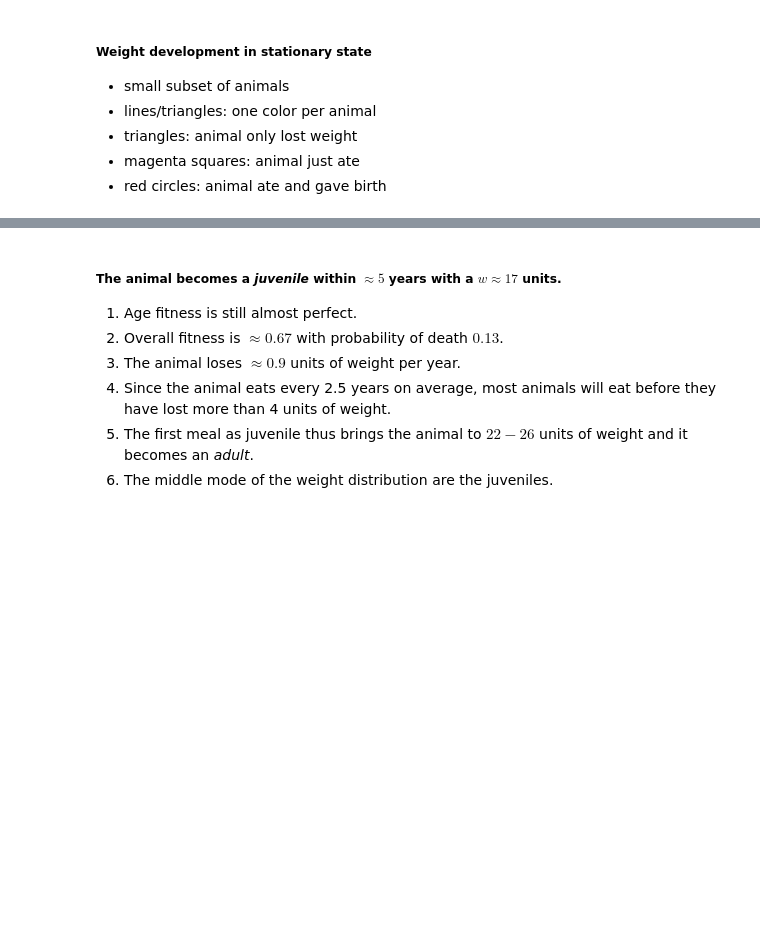
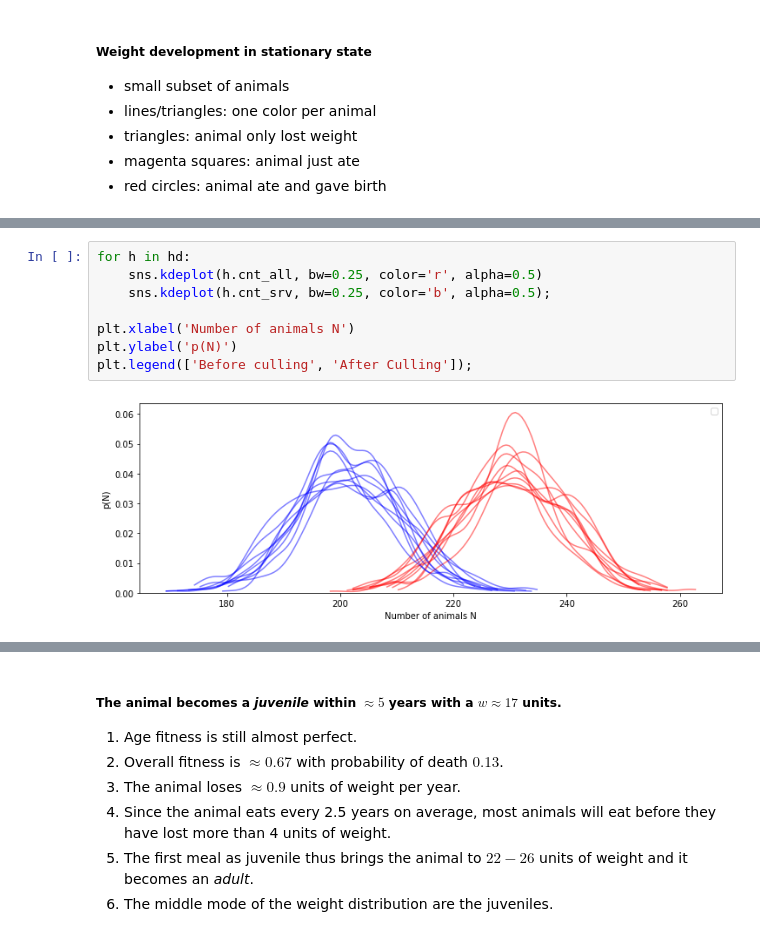
Before and after one commit to heplesser/nmbu_inf200_june2020, a Jupyter notebook: lectures/INF200_H19_J06_ModelDynamics.ipynb, the cells around one changed output, grey strips where cells are left out. Drawn from its saved outputs; the diff is of its cells as text; blank space fills up the shorter version.

```diff
--- a/lectures/INF200_H19_J06_ModelDynamics.ipynb
+++ b/lectures/INF200_H19_J06_ModelDynamics.ipynb
@@ -648,0 +561,10 @@ Very nice agreement with normal distribution, with slight deviation at lower tai
+# %%
+for h in hd:
+    sns.kdeplot(h.cnt_all, bw=0.25, color='r', alpha=0.5)
+    sns.kdeplot(h.cnt_srv, bw=0.25, color='b', alpha=0.5);
+
+plt.xlabel('Number of animals N')
+plt.ylabel('p(N)')
+plt.legend(['Before culling', 'After Culling']);
+# %% [output]
+[figure, added]
```
Also changed, not shown: parts of 99 cells of this notebook, 22 other files.
